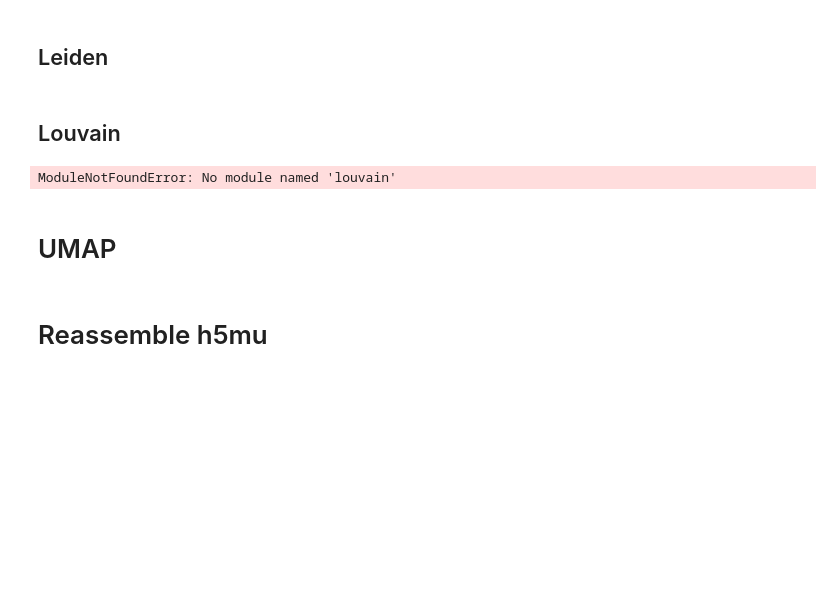
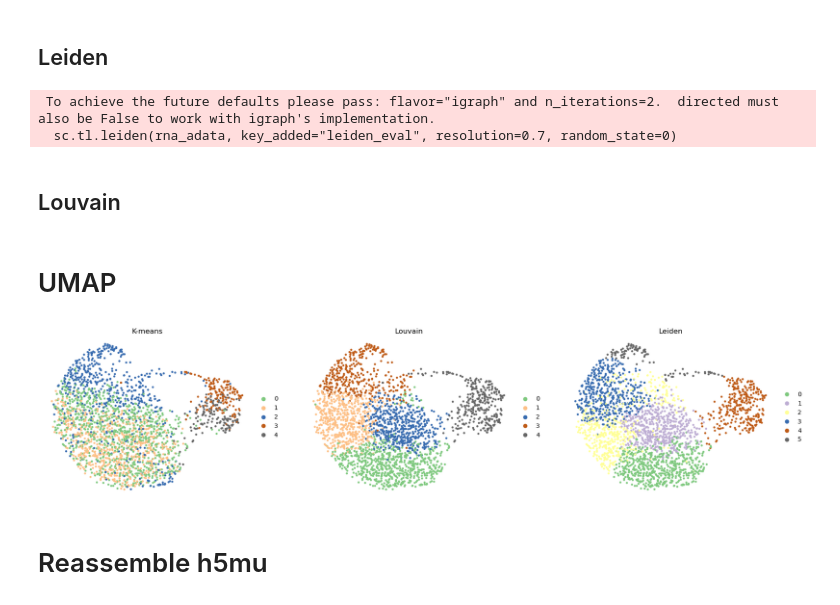
Before and after one commit to cvasq24/spatial_totalvi, a Jupyter notebook: benchmark/clustering/clustering_umap.ipynb, the cells around one changed output. Cells and saved outputs as stored; diff of their text form; code cells hidden in the pictures; blank space fills up the shorter version.

Commit message:
ran clustering and Moran's I, also saved the embedded data into tonsil_embedded.h5mu for easy access

```diff
--- a/benchmark/clustering/clustering_umap.ipynb
+++ b/benchmark/clustering/clustering_umap.ipynb
@@ -17,4 +17,9 @@ from sklearn.cluster import KMeans
 Working off of the preprocessed tonsil h5mu
 # %%
 mdata = md.read_h5mu("../../data/tonsil/tonsil_pp.h5mu")
+# %%
+# read the embeddings file
+embeddings = pd.read_table("../../data/tonsil/latents_sptotalvi.tsv", header = None, sep = "\t")
+# %%
+embeddings = embeddings.to_numpy()
 # %% [markdown]
@@ -22,16 +29,13 @@ mdata = md.read_h5mu("../../data/tonsil/tonsil_pp.h5mu")
 # %%
-# read the embeddings file
-embeddings = pd.read_table("embeddings.txt", header = 0)
-
 ## given that embeddings will be an m x k matrix, where m = cells and k = latent dimensions, maybe can pull the mdata object and add the embeddings into obsm layer
 rna_adata = mdata.mod['RNA']
-rna_adata.obsm['spatial_totalVI_embedding'] = embeddings
-sc.pp.neighbors(rna_adata, use_rep="spatial_totalVI_embedding", n_neighbors=30, metric="correlation") # it SHOULD make the umap based on this neighbor's adjacency right?
+rna_adata.obsm['X_spatial_totalVI'] = embeddings
+sc.pp.neighbors(rna_adata, use_rep="X_spatial_totalVI", n_neighbors=30, metric="correlation") # it SHOULD make the umap based on this neighbor's adjacency right?
 sc.tl.umap(rna_adata, min_dist=0.4)
 
 prot_adata = mdata.mod['Protein']
-prot_adata.obsm['spatial_totalVI_embedding'] = embeddings
-sc.pp.neighbors(prot_adata, use_rep="spatial_totalVI_embedding", n_neighbors=30, metric="correlation") # it SHOULD make the umap based on this neighbor's adjacency right?
+prot_adata.obsm['X_spatial_totalVI'] = embeddings
+sc.pp.neighbors(prot_adata, use_rep="X_spatial_totalVI", n_neighbors=30, metric="correlation") # it SHOULD make the umap based on this neighbor's adjacency right?
 sc.tl.umap(prot_adata, min_dist=0.4)
 # %% [markdown]
 ## K-means
@@ -42,17 +46,24 @@ prot_adata.obs['kmeans5'] = kmeans.labels_.astype(str)
 # %% [markdown]
 ## Leiden
 # %%
-sc.tl.leiden(rna_adata, key_added="leiden_eval", resolution=0.7)
-sc.tl.leiden(prot_adata, key_added="leiden_eval", resolution=0.7)
+sc.tl.leiden(rna_adata, key_added="leiden_eval", resolution=0.7, random_state=0)
+sc.tl.leiden(prot_adata, key_added="leiden_eval", resolution=0.7, random_state=0)
+# %% [output]
+ To achieve the future defaults please pass: flavor="igraph" and n_iterations=2.  directed must also be False to work with igraph's implementation.
+  sc.tl.leiden(rna_adata, key_added="leiden_eval", resolution=0.7, random_state=0)
 # %% [markdown]
 ## Louvain
 # %%
-sc.tl.louvain(rna_adata, key_added="louvain_eval", resolution=0.7)
-sc.tl.louvain(prot_adata, key_added="louvain_eval", resolution=0.7)
+sc.tl.louvain(rna_adata, key_added="louvain_eval", resolution=0.7, random_state=0)
+sc.tl.louvain(prot_adata, key_added="louvain_eval", resolution=0.7, random_state=0)
-# %% [output]
-ModuleNotFoundError: No module named 'louvain'
 # %% [markdown]
 # UMAP
 # %%
-rna_umap = sc.pl.umap(rna_adata, color = ['kmeans5', 'louvain_eval', 'leiden_eval'])
-prot_umap = sc.pl.umap(prot_adata, color = ['kmeans5', 'louvain_eval', 'leiden_eval'])
+rna_umap = sc.pl.umap(rna_adata,
+                      color = ['kmeans5', 'louvain_eval', 'leiden_eval'],
+                      frameon = False,
+                      palette = 'Accent',
+                      title = ['K-means', 'Louvain', 'Leiden'],
+                      return_fig=True)
+# %% [output]
+[figure, added]
```
Also changed, not shown: parts of 4 cells of this notebook, 6 other files.
